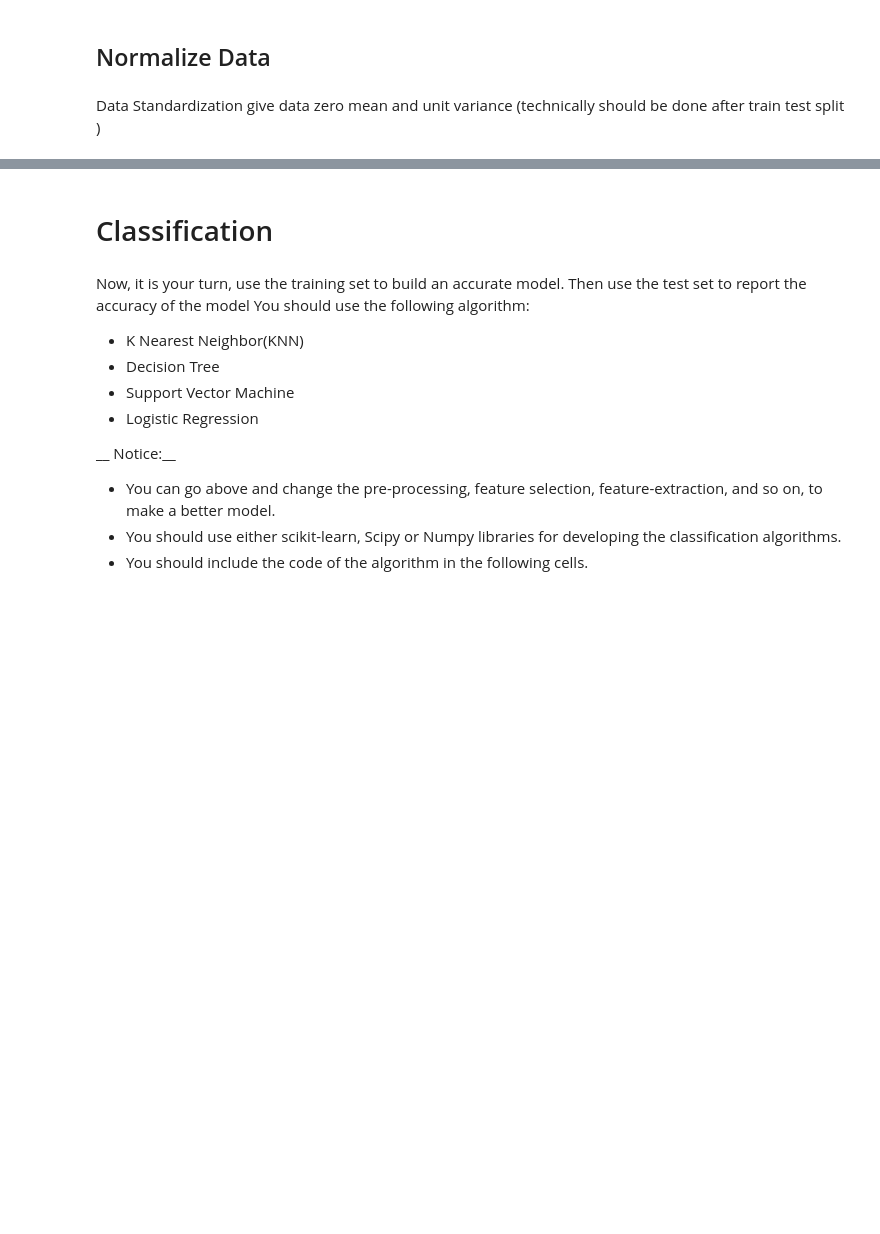
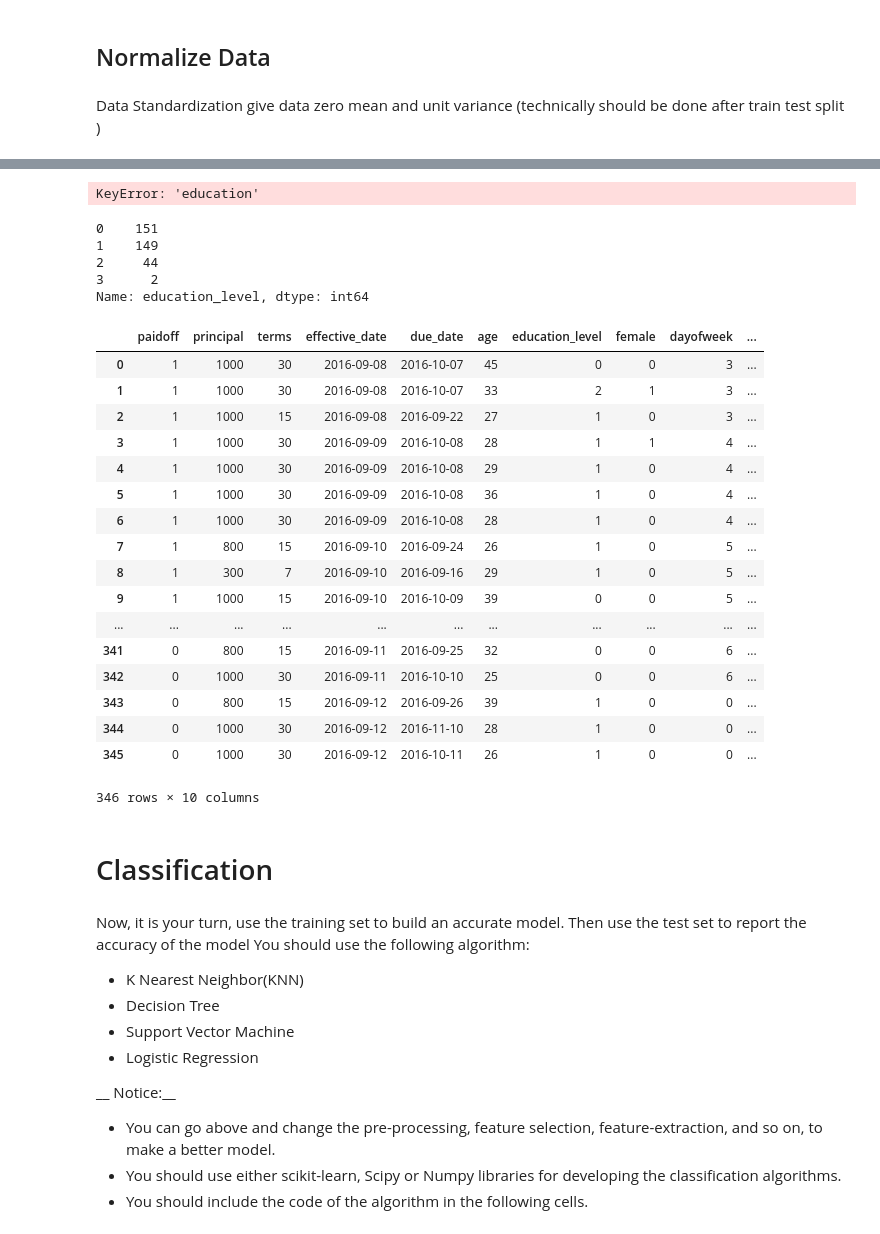
Before and after one commit to shelomi123/machine-learning-with-python-final-project, a Jupyter notebook: final project.ipynb, the cells around one changed output, grey strips where cells are left out. Saved outputs shown, nothing was run; the diff lists cells and outputs as text; code cells hidden in the pictures; blank space fills up the shorter version.

Commit message:
cleaned up dataframe a bit

```diff
--- a/final project.ipynb
+++ b/final project.ipynb
@@ -145,0 +271,4 @@ X[0:5]
+# %%
+#clean up dataframe
+df=df.drop(['Unnamed: 0','Unnamed: 0.1'],axis=1)
+df.head()
@@ -146,3 +282,48 @@ X[0:5]
+# %%
+#turn categorical values into numbers
+df=df.rename(str.lower, axis='columns')
+df.head()
+df=df.rename(index=str, columns={"gender": "female", "loan_status": "paidoff"})
+df.head()
+df=df.replace({'PAIDOFF': 1, 'COLLECTION': 0})
+#df=df.replace({'COLLECTION': 0})
+df.head()
+df.tail()
+df['paidoff'].value_counts()
+print(df['education'].value_counts())
+df=df.replace({'High School or Below': 0, 'college': 1, 'Bechalor': 2, 'Master or Above': 3})
+df=df.rename(index=str, columns={"education": "education_level"})
+# %% [output]
+KeyError: 'education'
+# %%
+print(df['education_level'].value_counts())
+# %% [output]
+0    151
+1    149
+2     44
+3      2
+Name: education_level, dtype: int64
+# %%
+df
+# %% [output]
+|  | paidoff | principal | terms | effective_date | due_date | age | education_level | female | dayofweek | ... |
+| 0 | 1 | 1000 | 30 | 2016-09-08 | 2016-10-07 | 45 | 0 | 0 | 3 | ... |
+| 1 | 1 | 1000 | 30 | 2016-09-08 | 2016-10-07 | 33 | 2 | 1 | 3 | ... |
+| 2 | 1 | 1000 | 15 | 2016-09-08 | 2016-09-22 | 27 | 1 | 0 | 3 | ... |
+| 3 | 1 | 1000 | 30 | 2016-09-09 | 2016-10-08 | 28 | 1 | 1 | 4 | ... |
+| 4 | 1 | 1000 | 30 | 2016-09-09 | 2016-10-08 | 29 | 1 | 0 | 4 | ... |
+| 5 | 1 | 1000 | 30 | 2016-09-09 | 2016-10-08 | 36 | 1 | 0 | 4 | ... |
+| 6 | 1 | 1000 | 30 | 2016-09-09 | 2016-10-08 | 28 | 1 | 0 | 4 | ... |
+| 7 | 1 | 800 | 15 | 2016-09-10 | 2016-09-24 | 26 | 1 | 0 | 5 | ... |
+| 8 | 1 | 300 | 7 | 2016-09-10 | 2016-09-16 | 29 | 1 | 0 | 5 | ... |
+| 9 | 1 | 1000 | 15 | 2016-09-10 | 2016-10-09 | 39 | 0 | 0 | 5 | ... |
+| ... | ... | ... | ... | ... | ... | ... | ... | ... | ... | ... |
+| 341 | 0 | 800 | 15 | 2016-09-11 | 2016-09-25 | 32 | 0 | 0 | 6 | ... |
+| 342 | 0 | 1000 | 30 | 2016-09-11 | 2016-10-10 | 25 | 0 | 0 | 6 | ... |
+| 343 | 0 | 800 | 15 | 2016-09-12 | 2016-09-26 | 39 | 1 | 0 | 0 | ... |
+| 344 | 0 | 1000 | 30 | 2016-09-12 | 2016-11-10 | 28 | 1 | 0 | 0 | ... |
+| 345 | 0 | 1000 | 30 | 2016-09-12 | 2016-10-11 | 26 | 1 | 0 | 0 | ... |
+346 rows × 10 columns
 # %% [markdown]
 # Classification
 # %% [markdown]
```
Also changed, not shown: parts of 23 cells of this notebook.
